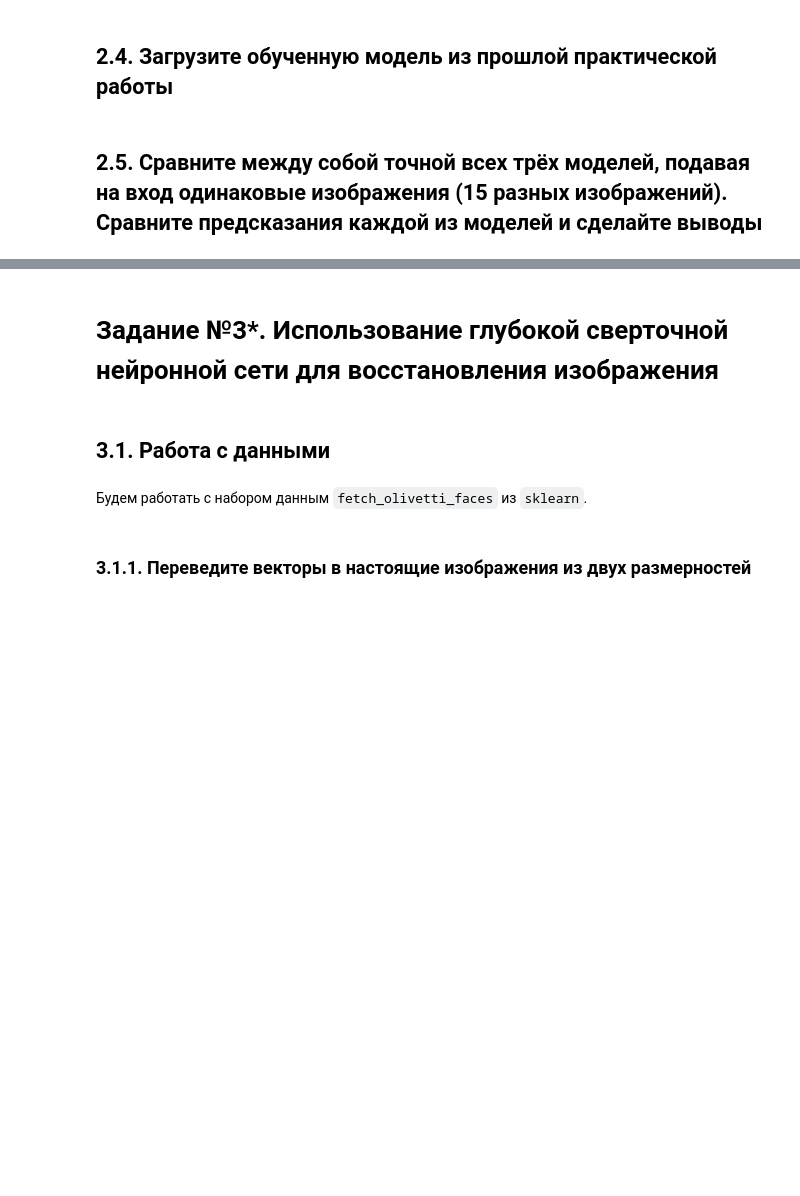
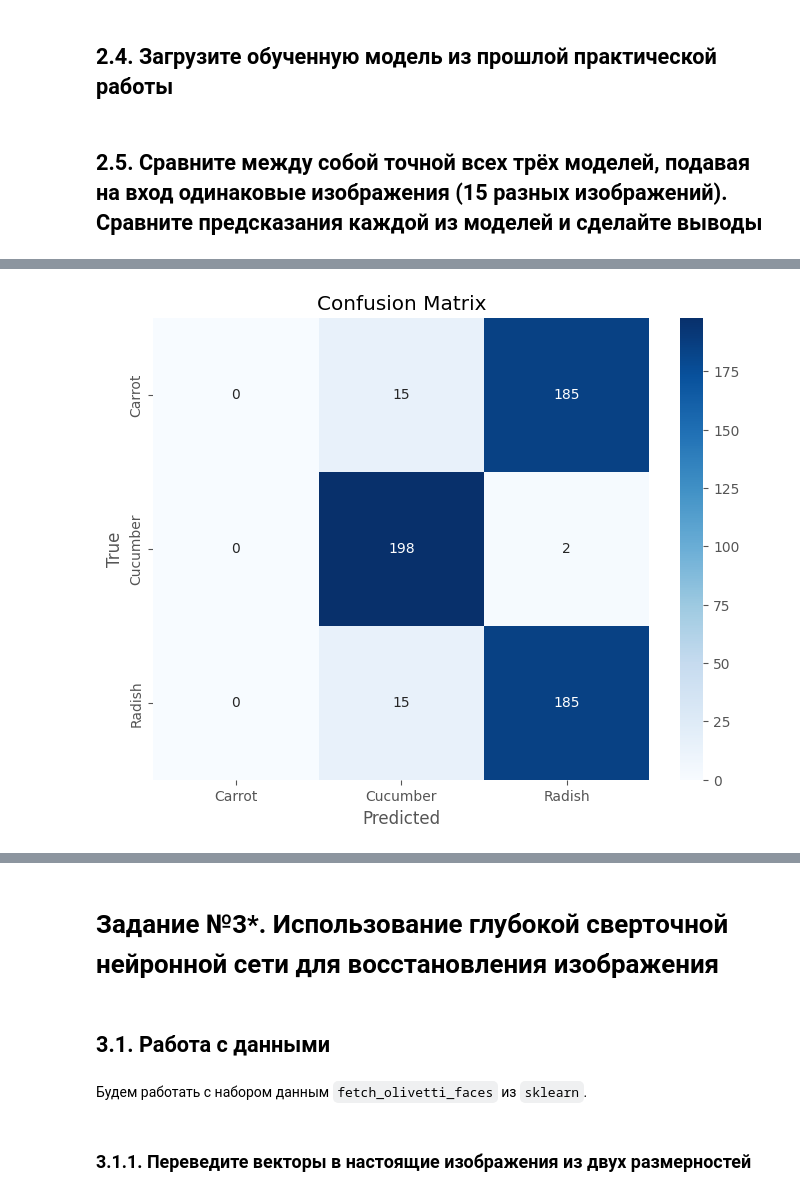
Before and after one commit to cuzmyk/machine_learning, a Jupyter notebook: 2s_3pr.ipynb, the cells around one changed output, grey strips where cells are left out. Drawn from its saved outputs; the diff is of its cells as text; code cells hidden in the pictures; blank space fills up the shorter version.

```diff
--- a/2s_3pr.ipynb
+++ b/2s_3pr.ipynb
@@ -961,0 +915,88 @@ Found: Radish
+# %%
+import tensorflow as tf
+from tensorflow.keras.models import load_model
+import pickle
+import numpy as np
+from sklearn.metrics import classification_report, confusion_matrix
+import seaborn as sns
+import matplotlib.pyplot as plt
+import os
+
+# 1. Загрузка модели и LabelBinarizer
+model = load_model("model_2.h5")
+with open("label_bin_2", "rb") as f:
+    lb = pickle.loads(f.read())
+
+# 2. Подготовка тестовых данных
+test_dir = "/content/Vegetable Images/test"
+img_size = (32, 32)  # Размер должен соответствовать обучению
+
+# 3. Создание генератора с правильным препроцессингом
+test_datagen = tf.keras.preprocessing.image.ImageDataGenerator(
+    rescale=1./255
+)
+
+test_generator = test_datagen.flow_from_directory(
+    test_dir,
+    target_size=img_size,
+    batch_size=32,
+    class_mode='categorical',
+    shuffle=False
+)
+
+# 4. Функция для преобразования изображений в плоский вектор
+def flatten_images(generator):
+    images, labels = [], []
+    for i in range(len(generator)):
+        x, y = generator[i]
+        images.append(x.reshape(x.shape[0], -1))  # Преобразуем (batch, 32, 32, 3) в (batch, 3072)
+        labels.append(y)
+    return np.vstack(images), np.vstack(labels)
+
+# Получаем данные в правильном формате
+X_test, y_test = flatten_images(test_generator)
+y_true = np.argmax(y_test, axis=1)
+
+# 5. Получение предсказаний
+preds = model.predict(X_test)
+y_pred = np.argmax(preds, axis=1)
+
+# Получение имён классов
+class_names = list(lb.classes_)
+
+# 6. Вывод метрик
+print("Classification Report:")
+print(classification_report(y_true, y_pred, target_names=class_names, digits=4))
+
+# Confusion Matrix
+cm = confusion_matrix(y_true, y_pred)
+plt.figure(figsize=(8, 6))
+sns.heatmap(cm, annot=True, fmt="d", cmap="Blues",
+            xticklabels=class_names, yticklabels=class_names)
+plt.xlabel("Predicted")
+plt.ylabel("True")
+plt.title("Confusion Matrix")
+plt.show()
+
+# Accuracy по классам
+print("\nClass Accuracy:")
+for i, class_name in enumerate(class_names):
+    accuracy = cm[i, i] / cm[i].sum()
+    print(f"{class_name}: {accuracy:.4f}")
+
+# Дополнительные метрики
+TP = np.diag(cm)
+FP = cm.sum(axis=0) - TP
+FN = cm.sum(axis=1) - TP
+
+precision = TP / (TP + FP)
+recall = TP / (TP + FN)
+f1 = 2 * (precision * recall) / (precision + recall)
+
+print("\nDetailed Metrics:")
+for i, class_name in enumerate(class_names):
+    print(f"{class_name}:")
+    print(f"  Precision: {precision[i]:.4f}")
+    print(f"  Recall:    {recall[i]:.4f}")
+    print(f"  F1-score:  {f1[i]:.4f}")
+# %% [output]
@@ -961,0 +1016 @@ Found: Radish
+[figure, added]
```
Also changed, not shown: parts of 40 cells of this notebook.
